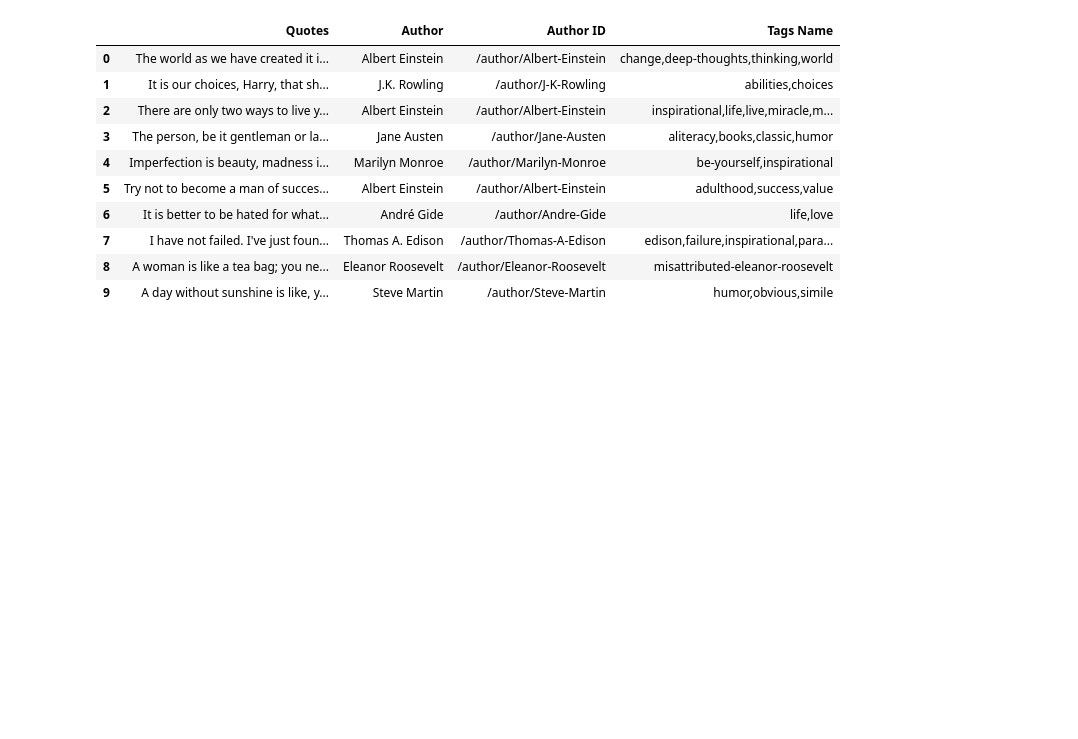
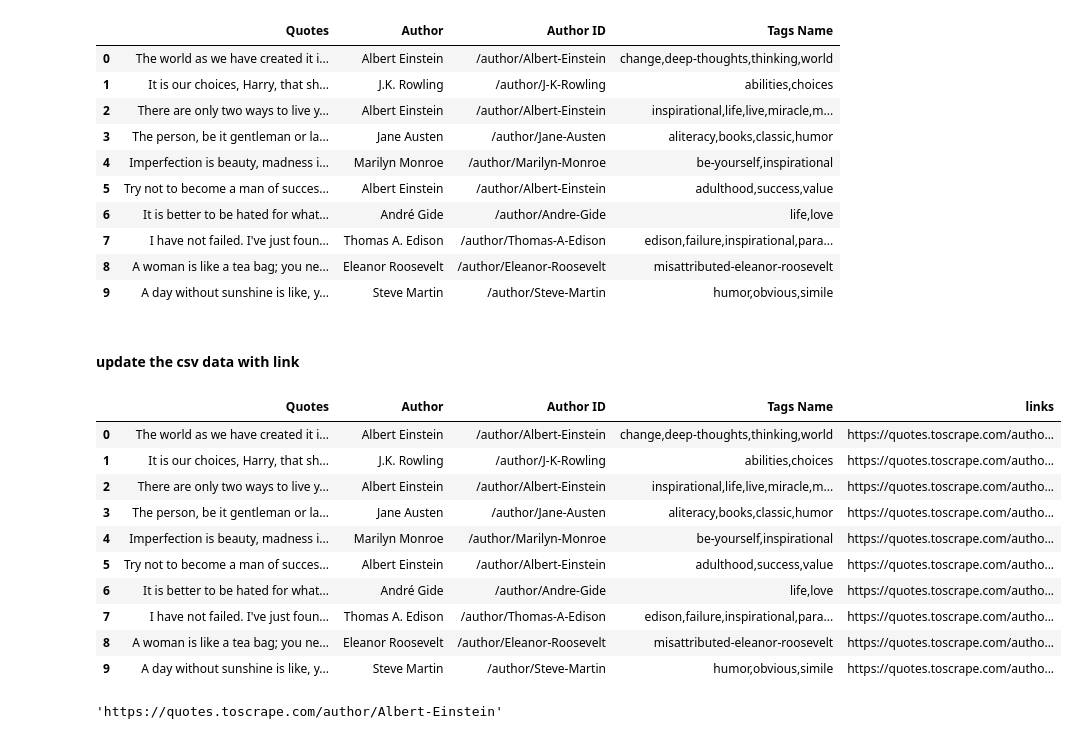
Before and after one commit to ChandrashekharRobbi/Web-Scraping, a Jupyter notebook: Page Scrapper/page scrapper.ipynb, the cells around one changed output. Saved outputs shown, nothing was run; the diff lists cells and outputs as text; code cells hidden in the pictures; blank space fills up the shorter version.

```diff
--- a/Page Scrapper/page scrapper.ipynb
+++ b/Page Scrapper/page scrapper.ipynb
@@ -187,3 +187,27 @@ df
 | 9 | A day without sunshine is like, y... | Steve Martin | /author/Steve-Martin | humor,obvious,simile |
 # %%
 df.to_csv('Scraping Quotes with Author Details.csv')
+# %% [markdown]
+#### update the csv data with link
+# %%
+link = "https://quotes.toscrape.com"
+# %%
+df["links"] = link + df["Author ID"]
+# %%
+df
+# %% [output]
+|  | Quotes | Author | Author ID | Tags Name | links |
+| 0 | The world as we have created it i... | Albert Einstein | /author/Albert-Einstein | change,deep-thoughts,thinking,world | https://quotes.toscrape.com/autho... |
+| 1 | It is our choices, Harry, that sh... | J.K. Rowling | /author/J-K-Rowling | abilities,choices | https://quotes.toscrape.com/autho... |
+| 2 | There are only two ways to live y... | Albert Einstein | /author/Albert-Einstein | inspirational,life,live,miracle,m... | https://quotes.toscrape.com/autho... |
+| 3 | The person, be it gentleman or la... | Jane Austen | /author/Jane-Austen | aliteracy,books,classic,humor | https://quotes.toscrape.com/autho... |
+| 4 | Imperfection is beauty, madness i... | Marilyn Monroe | /author/Marilyn-Monroe | be-yourself,inspirational | https://quotes.toscrape.com/autho... |
+| 5 | Try not to become a man of succes... | Albert Einstein | /author/Albert-Einstein | adulthood,success,value | https://quotes.toscrape.com/autho... |
+| 6 | It is better to be hated for what... | André Gide | /author/Andre-Gide | life,love | https://quotes.toscrape.com/autho... |
+| 7 | I have not failed. I've just foun... | Thomas A. Edison | /author/Thomas-A-Edison | edison,failure,inspirational,para... | https://quotes.toscrape.com/autho... |
+| 8 | A woman is like a tea bag; you ne... | Eleanor Roosevelt | /author/Eleanor-Roosevelt | misattributed-eleanor-roosevelt | https://quotes.toscrape.com/autho... |
+| 9 | A day without sunshine is like, y... | Steve Martin | /author/Steve-Martin | humor,obvious,simile | https://quotes.toscrape.com/autho... |
+# %%
+link + df["Author ID"][0]
+# %% [output]
+'https://quotes.toscrape.com/author/Albert-Einstein'
```
Also changed, not shown: parts of 3 cells of this notebook.
